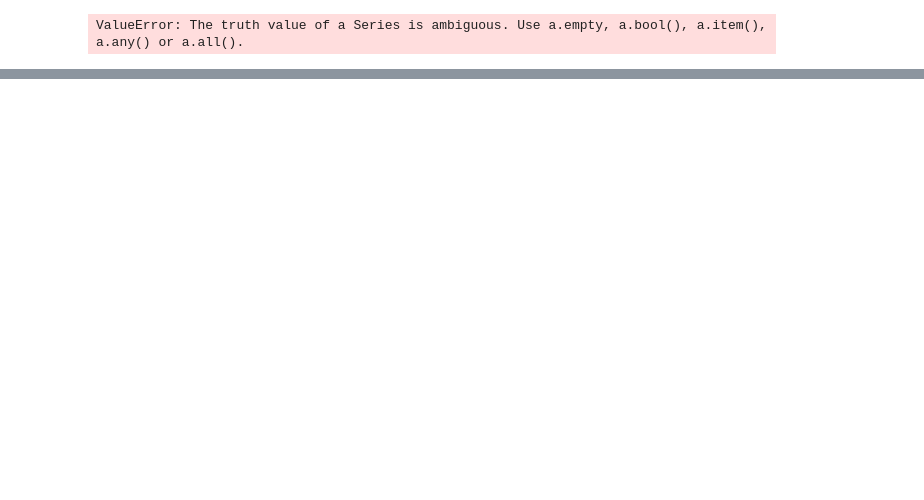
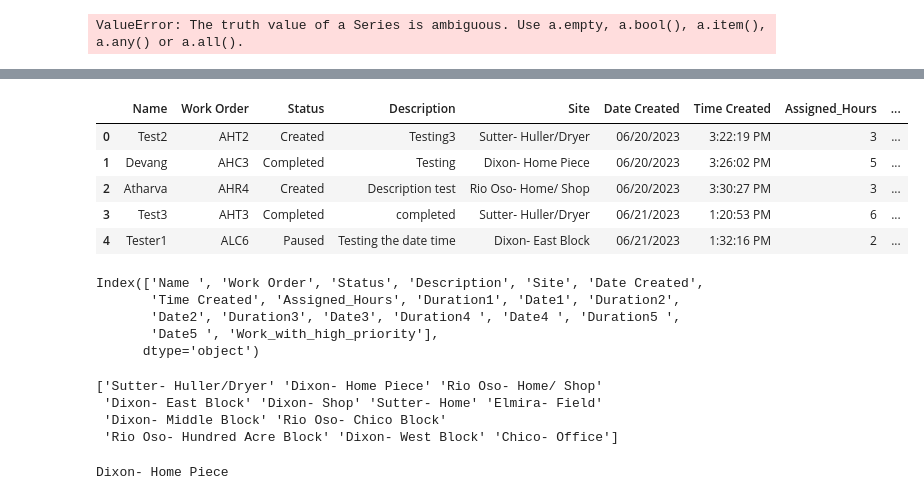
Before and after one commit to PioneerNuts/Exampler_Dashboard, a Jupyter notebook: Test.ipynb, the cells around one changed output, grey strips where cells are left out. Saved outputs shown, nothing was run; the diff lists cells and outputs as text; code cells hidden in the pictures; blank space fills up the shorter version.

```diff
--- a/Test.ipynb
+++ b/Test.ipynb
@@ -654,0 +1433,12 @@ for name, hours in worker_hours.items():
+# %%
+##Top 10 Heigest priority work
+#creatin a column with high priority work
+df2['Work_with_high_priority'] = df2['Work Order'].dropna().apply(lambda x: x.startswith(('AH','SH','AM','SM')))
+
+print(df2['Work_with_high_priority'])
+def priority_table(df, selected_value):
+    filtered_df = df[df['Work_with_high_priority'] == selected_value ]
+    filtered_df= filtered_df[ filtered_df['Status']!='Completed']
+    return filtered_df[[ 'Name ', 'Status']][:10]
+
+print(priority_table(df2,True))
@@ -654,0 +1463,17 @@ for name, hours in worker_hours.items():
+# %%
+df2.head()
+# %% [output]
+|  | Name | Work Order | Status | Description | Site | Date Created | Time Created | Assigned_Hours | ... |
+| 0 | Test2 | AHT2 | Created | Testing3 | Sutter- Huller/Dryer | 06/20/2023 | 3:22:19 PM | 3 | ... |
+| 1 | Devang | AHC3 | Completed | Testing | Dixon- Home Piece | 06/20/2023 | 3:26:02 PM | 5 | ... |
+| 2 | Atharva | AHR4 | Created | Description test | Rio Oso- Home/ Shop | 06/20/2023 | 3:30:27 PM | 3 | ... |
+| 3 | Test3 | AHT3 | Completed | completed | Sutter- Huller/Dryer | 06/21/2023 | 1:20:53 PM | 6 | ... |
+| 4 | Tester1 | ALC6 | Paused | Testing the date time | Dixon- East Block | 06/21/2023 | 1:32:16 PM | 2 | ... |
+# %%
+df2.columns
+# %% [output]
+Index(['Name ', 'Work Order', 'Status', 'Description', 'Site', 'Date Created',
+       'Time Created', 'Assigned_Hours', 'Duration1', 'Date1', 'Duration2',
+       'Date2', 'Duration3', 'Date3', 'Duration4 ', 'Date4 ', 'Duration5 ',
+       'Date5 ', 'Work_with_high_priority'],
+      dtype='object')
@@ -654,0 +1484,13 @@ for name, hours in worker_hours.items():
+# %%
+print(site_values)
+# %% [output]
+['Sutter- Huller/Dryer' 'Dixon- Home Piece' 'Rio Oso- Home/ Shop'
+ 'Dixon- East Block' 'Dixon- Shop' 'Sutter- Home' 'Elmira- Field'
+ 'Dixon- Middle Block' 'Rio Oso- Chico Block'
+ 'Rio Oso- Hundred Acre Block' 'Dixon- West Block' 'Chico- Office']
+# %%
+selected_site=site_values[1]
+
+print(selected_site)
+# %% [output]
+Dixon- Home Piece
```
Also changed, not shown: parts of 79 cells of this notebook, 4 other files.
